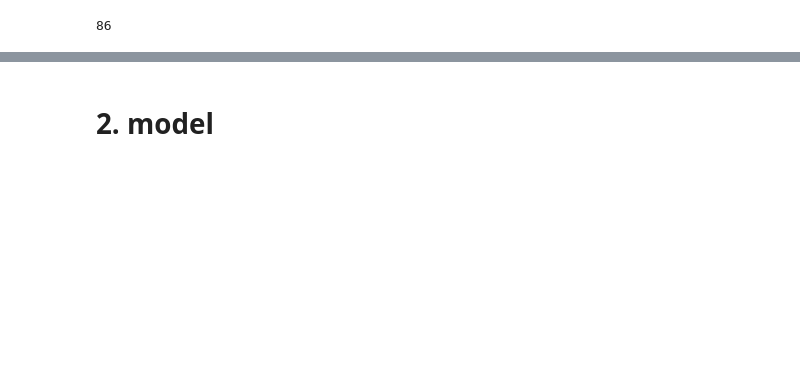
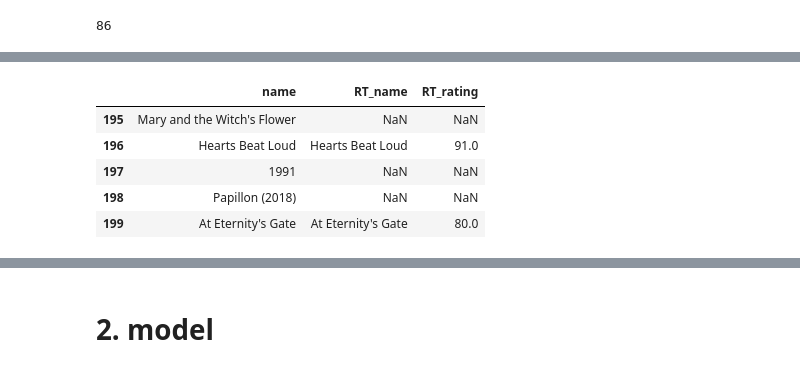
Before and after one commit to thezapalsky/boxoffice_prediction, a Jupyter notebook: boxoffice.ipynb, the cells around one changed output, grey strips where cells are left out. Saved outputs shown, nothing was run; the diff lists cells and outputs as text; code cells hidden in the pictures; blank space fills up the shorter version.

```diff
--- a/boxoffice.ipynb
+++ b/boxoffice.ipynb
@@ -199,3 +220,12 @@ df.head()
+# %%
+df[['name','RT_name','RT_rating']].tail()
+# %% [output]
+|  | name | RT_name | RT_rating |
+| 195 | Mary and the Witch's Flower | NaN | NaN |
+| 196 | Hearts Beat Loud | Hearts Beat Loud | 91.0 |
+| 197 | 1991 | NaN | NaN |
+| 198 | Papillon (2018) | NaN | NaN |
+| 199 | At Eternity's Gate | At Eternity's Gate | 80.0 |
 # %%
 df.to_csv('movies_clean.csv',index=False)
 # %%
```
Also changed, not shown: parts of 18 cells of this notebook, 1 other file.
